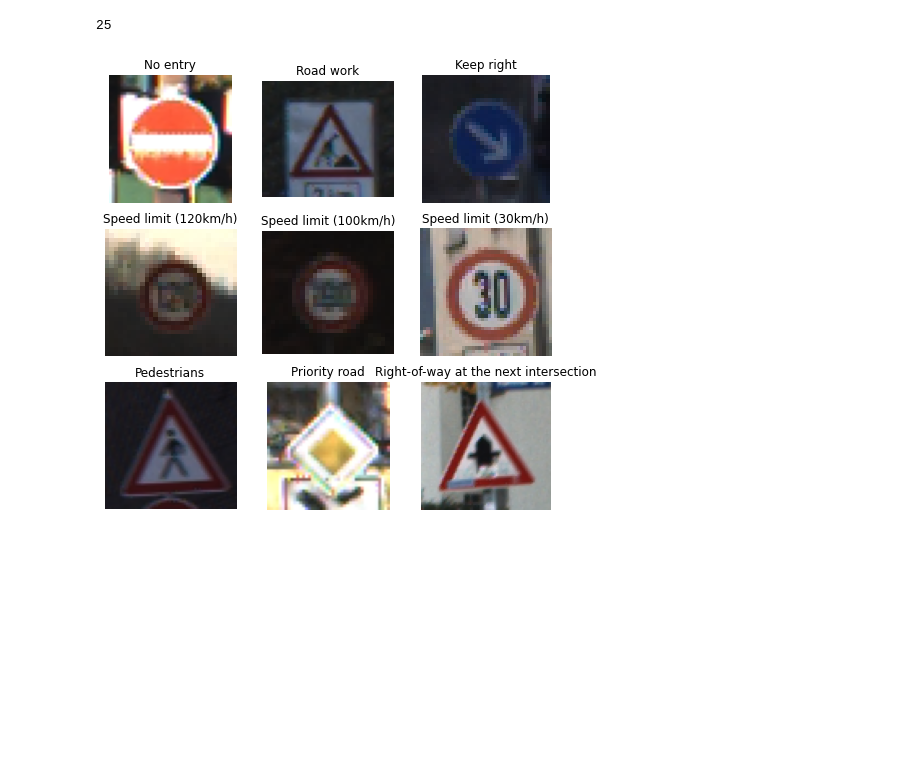
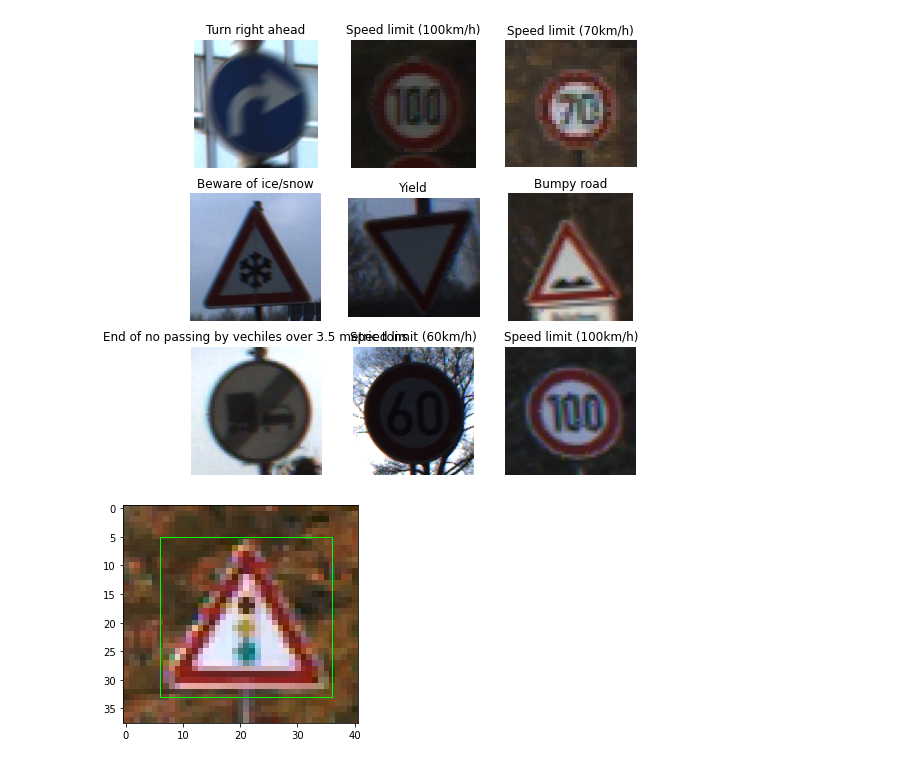
Before and after one commit to geraldmc/DL4CV-2022, a Jupyter notebook: project-I/gtsrb_loader.ipynb, the cells around one changed output. Saved outputs shown, nothing was run; the diff lists cells and outputs as text; code cells hidden in the pictures; blank space fills up the shorter version.

```diff
--- a/project-I/gtsrb_loader.ipynb
+++ b/project-I/gtsrb_loader.ipynb
@@ -30,8 +30,10 @@ if COLAB:
     import loader.gtsrb_data as dataset
 
     if COMPRESSED:
-        GTSRB_train_dataset = utils.decompress_pickle(gdrive_path + 'data/pbz2/GTSRB_train_dataset.pbz2')
-        GTSRB_train_dataloader = utils.decompress_pickle(gdrive_path + 'data/pbz2/GTSRB_train_dataloader.pbz2')
+        GTSRB_train_dataset = utils.decompress_pickle(gdrive_path +
+                                                        'data/pbz2/GTSRB_train_dataset.pbz2')
+        GTSRB_train_dataloader = utils.decompress_pickle(gdrive_path +
+                                                        'data/pbz2/GTSRB_train_dataloader.pbz2')
     else:
         GTSRB_train_dataset = dataset.GTSRB(gdrive_path+'data/')
         GTSRB_train_dataloader = torch.utils.data.DataLoader(GTSRB_train_dataset,
@@ -63,10 +65,11 @@ classes = list(sign_names.values())
 # %%
 img, label, frame = GTSRB_train_dataset[0]
 img_frame = list(frame.items())
-# %%
-img_frame[3][1]
-# %% [output]
-25
+# %%
+rect = patches.Rectangle((img_frame[0][1],img_frame[1][1]),
+                         img_frame[2][1]-img_frame[0][1],
+                         img_frame[3][1]-img_frame[1][1],
+                         linewidth=1, edgecolor='#00ff00',facecolor='none')
 # %%
 figure = plt.figure(figsize=(8, 8))
 cols, rows = 3, 3
@@ -78,8 +81,25 @@ for i in range(1, cols * rows + 1):
     plt.axis("off")
     plt.imshow(img, cmap="gray")
 plt.show()
+#rect = patches.Rectangle((50, 100), 40, 30, linewidth=1, edgecolor='r', facecolor='none')
 # %% [output]
-[figure, old version]
+[figure, new version]
+# %%
+def show_framed_img(img, img_frame):
+    fig, ax = plt.subplots(1)
+    ax.imshow(img)
+    rect = patches.Rectangle((img_frame[0][1],img_frame[1][1]),
+                             img_frame[2][1]-img_frame[0][1],
+                             img_frame[3][1]-img_frame[1][1],
+                             linewidth=1, edgecolor='#00ff00',facecolor='none')
+    ax.add_patch(rect)
+    plt.show()
+# %%
+img, label, frame = GTSRB_train_dataset[30000]
+img_frame = list(frame.items())
+show_framed_img(img, img_frame)
+# %% [output]
+[figure, added]
 # %%
 ''' GUTTER
 
```
Also changed, not shown: parts of 1 cell of this notebook.
